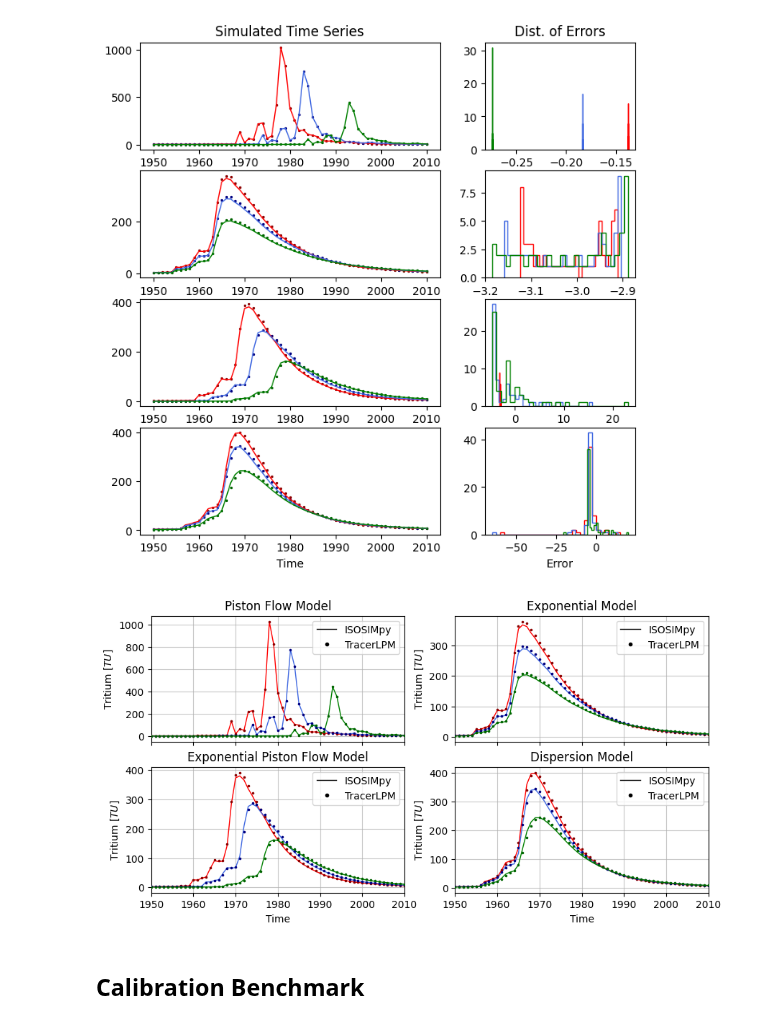
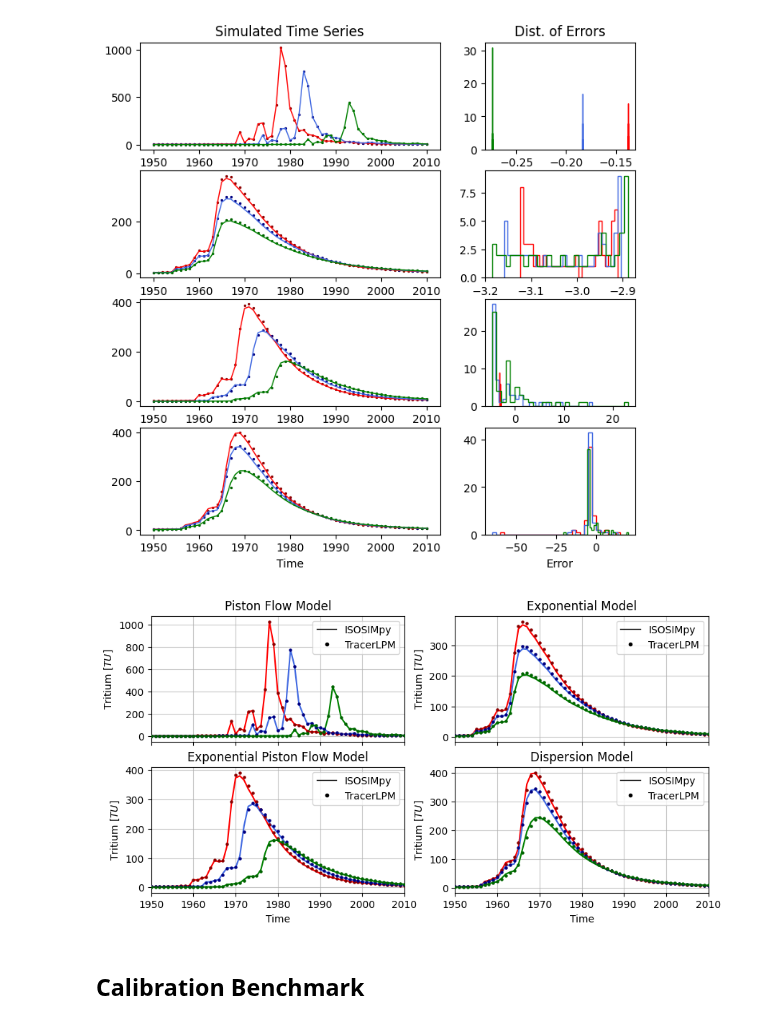
Before and after one commit to iGW-TU-Dresden/PyTracerLab, a Jupyter notebook: docs/examples/example_07.ipynb, the cells around one changed output. Cells and saved outputs as stored; diff of their text form; code cells hidden in the pictures.

```diff
--- a/docs/examples/example_07.ipynb
+++ b/docs/examples/example_07.ipynb
@@ -739,36 +739,36 @@ for i in range(4):
         # plot simulation
         ax_.plot(
             unit_sims[j].index,
             unit_sims[j].values,
             c=colors_1[j],
-            lw=1.,
+            lw=1.5,
             zorder=100
         )
         # plot benchmark
         ax_.scatter(
             unit_bms[j].index,
             unit_bms[j].values,
             c=colors_2[j],
             marker=".",
-            s=10.,
+            s=20.,
             zorder=1000
         )
     # compose legend
     legend_elements = [
         Line2D([0], [0], color="k", lw=1, label="ISOSIMpy"),
         Line2D([0], [0], marker=".", color="w",
                markerfacecolor="k", markeredgecolor="k", label="TracerLPM")
                ]
     ax_.legend(handles=legend_elements, loc="upper right")
     ax_.set_title(names[i])
     ax_.set_ylabel(r"Tritium $ [TU] $")
     ax_.grid(True, zorder=0, alpha=0.7)
     ax_.set_xlim(unit_sims[j].index[0], unit_sims[j].index[-1])
 
     if i > 1:
         ax_.set_xlabel("Time")
 # %% [output]
-[figure, old version]
+[figure, new version]
 # %% [markdown]
 ## Calibration Benchmark
 # %%
```
Also changed, not shown: parts of 14 cells of this notebook, 3 other files.
